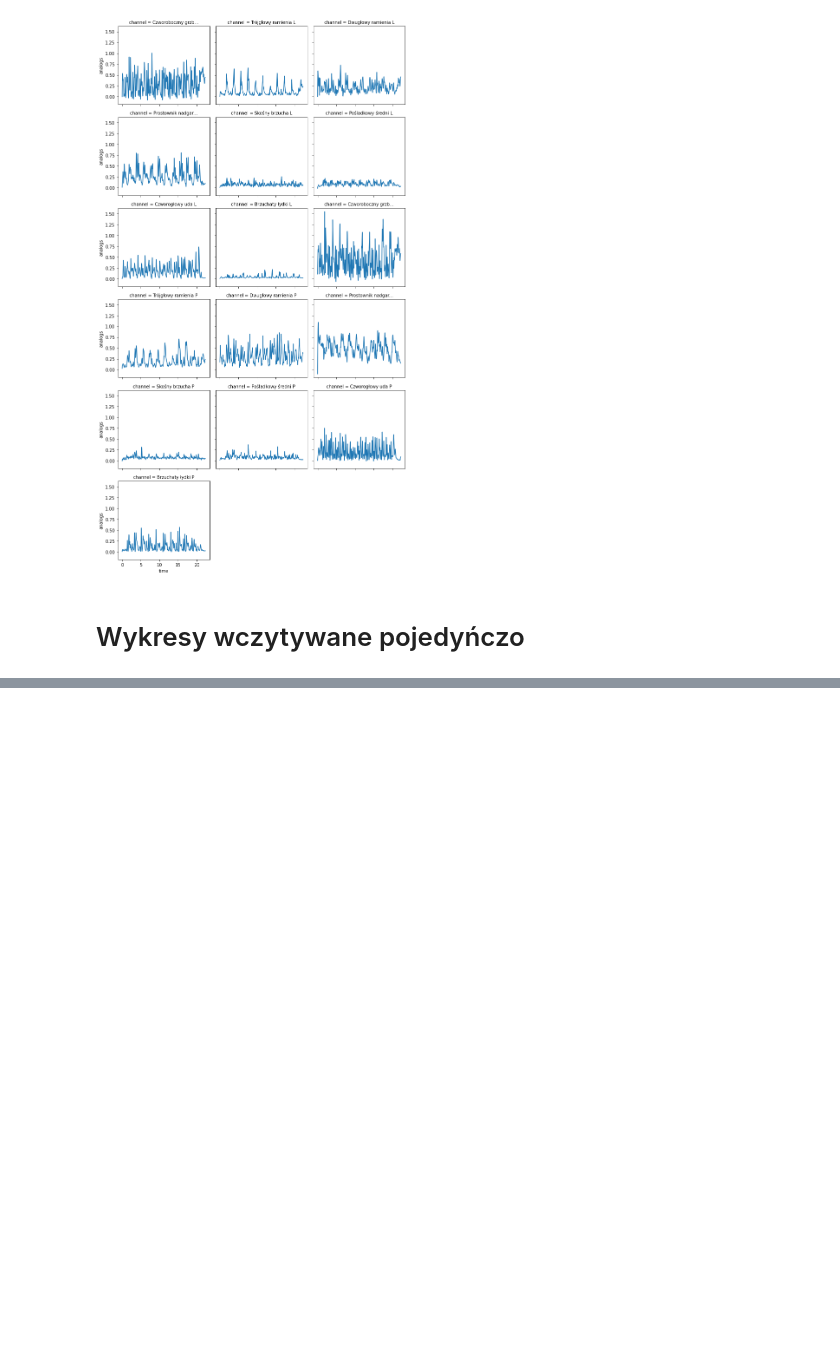
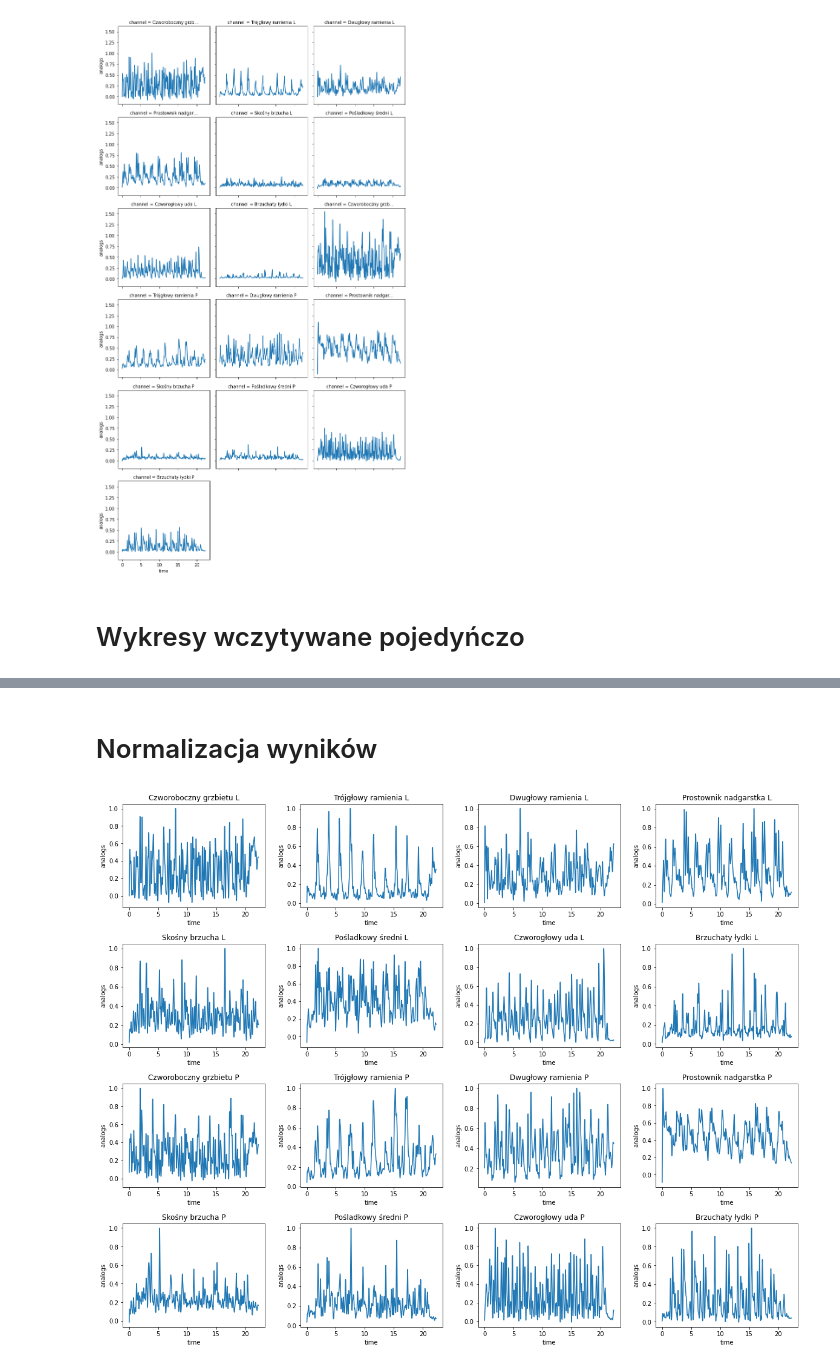
Before and after one commit to kkluwak/PJATK2020, a Jupyter notebook: RDCLabs/odczyt_emg.ipynb, the cells around one changed output, grey strips where cells are left out. Cells and saved outputs as stored; diff of their text form; code cells hidden in the pictures; blank space fills up the shorter version.

```diff
--- a/RDCLabs/odczyt_emg.ipynb
+++ b/RDCLabs/odczyt_emg.ipynb
@@ -185,0 +151,58 @@ print(emg_p[0][2].values)
+# %% [markdown]
+# Normalizacja wyników
+# %%
+import sys
+from matplotlib.pyplot import subplot
+from matplotlib.pyplot import figure
+import matplotlib.pyplot as plt
+from sklearn import preprocessing
+import numpy as np
+from matplotlib import scale as mscale
+
+
+muscles = [["Voltage.1"],["Voltage.2"],["Voltage.3"],["Voltage.4"],["Voltage.5"],["Voltage.6"],["Voltage.7"],["Voltage.8"],["Voltage.9"],["Voltage.10"],["Voltage.11"],["Voltage.12"],["Voltage.13"],["Voltage.14"],["Voltage.15"],["Voltage.16"]]
+muscles_names = [["Czworoboczny grzbietu L"],["Trójgłowy ramienia L"], ["Dwugłowy ramienia L"], ["Prostownik nadgarstka L"],["Skośny brzucha L"], ["Pośladkowy średni L"],["Czworogłowy uda L"], ["Brzuchaty łydki L"],["Czworoboczny grzbietu P"],["Trójgłowy ramienia P"], ["Dwugłowy ramienia P"], ["Prostownik nadgarstka P"],["Skośny brzucha P"], ["Pośladkowy średni P"],["Czworogłowy uda P"], ["Brzuchaty łydki P"]]
+muscles_names2 = ["Czworoboczny grzbietu L","Trójgłowy ramienia L", "Dwugłowy ramienia L", "Prostownik nadgarstka L","Skośny brzucha L", "Pośladkowy średni L","Czworogłowy uda L", "Brzuchaty łydki L","Czworoboczny grzbietu P","Trójgłowy ramienia P", "Dwugłowy ramienia P", "Prostownik nadgarstka P","Skośny brzucha P", "Pośladkowy średni P","Czworogłowy uda P", "Brzuchaty łydki P"]
+
+max_val=[0,0,0,0,0,0,0,0,0,0,0,0,0,0,0,0]
+
+emg_list=[]
+
+plt.figure(figsize=(20,15))
+
+
+for i in range(0,16):
+    emg_norm_value=[]
+    emg_list.append(Analogs.from_c3d(data_path, usecols=muscles[i]))
+
+    emg_p = (
+    emg_list[i].meca.band_pass(order=2, cutoff=[10, 425])
+    .meca.center()
+    .meca.abs()
+    .meca.low_pass(order=4, cutoff=5, freq=emg.rate)
+    .meca.normalize(1)
+    )
+    emg_p['channel'] = muscles_names[i]
+    subplot(4, 4, i+1)
+    for j in range(emg_p.shape[1]):
+        if emg_p[0][j].values>max_val[i]:
+            max_val[i]=emg_p[0][j].values
+    for k in range(emg_p.shape[1]):
+        emg_norm_value.append(emg_p[0][k].values/max_val[i])
+    emg_norm=[emg_p.time.values,emg_norm_value]
+
+    plt.plot(emg_p.time.values,emg_norm_value)
+    plt.xlabel("time")
+    plt.ylabel("analogs");
+    plt.title(muscles_names2[i])
+
+    #plt.show()
+
+plt.subplots_adjust(left=0.125,
+                    bottom=0.1,
+                    right=0.9,
+                    top=0.9,
+                    wspace=0.25,
+                    hspace=0.35)
+# %% [output]
+[figure, added]
```
Also changed, not shown: parts of 11 cells of this notebook.
